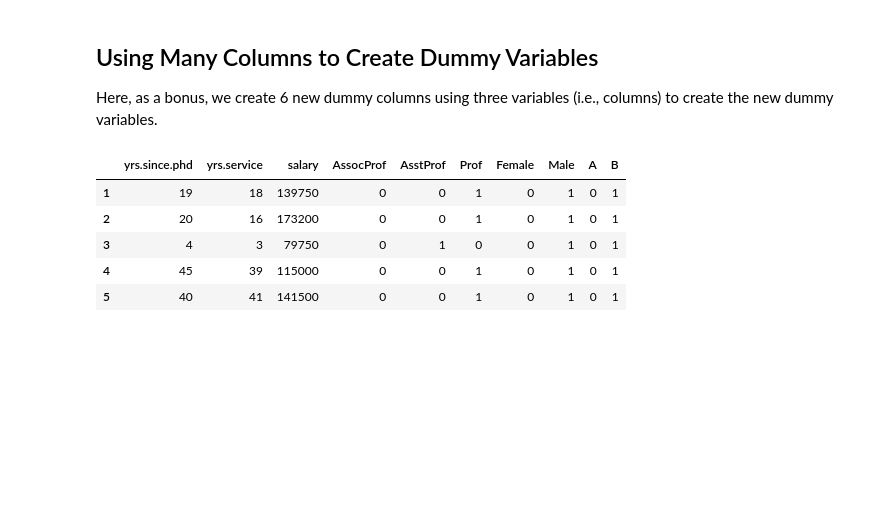
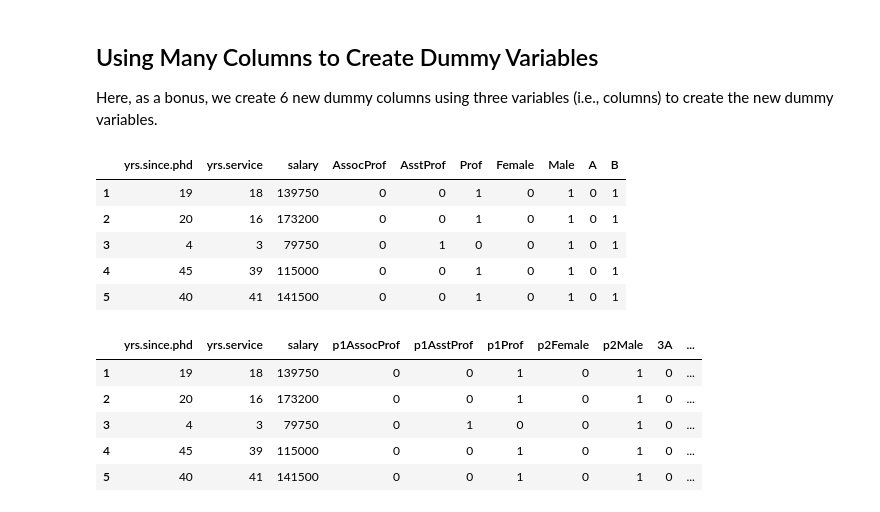
Before and after one commit to marsja/jupyter, a Jupyter notebook: pandas_get_dummies_how_to_create_dummy_variables.ipynb, the cells around one changed output. Drawn from its saved outputs; the diff is of its cells as text; code cells hidden in the pictures; blank space fills up the shorter version.

```diff
--- a/pandas_get_dummies_how_to_create_dummy_variables.ipynb
+++ b/pandas_get_dummies_how_to_create_dummy_variables.ipynb
@@ -137,3 +137,13 @@ df_dummies.head()
 | 3 | 4 | 3 | 79750 | 0 | 1 | 0 | 0 | 1 | 0 | 1 |
 | 4 | 45 | 39 | 115000 | 0 | 0 | 1 | 0 | 1 | 0 | 1 |
 | 5 | 40 | 41 | 141500 | 0 | 0 | 1 | 0 | 1 | 0 | 1 |
+# %%
+df_dc = pd.get_dummies(df,
+                       columns=['ColumnToDummyCode'])
+# %% [output]
+|  | yrs.since.phd | yrs.service | salary | p1AssocProf | p1AsstProf | p1Prof | p2Female | p2Male | 3A | ... |
+| 1 | 19 | 18 | 139750 | 0 | 0 | 1 | 0 | 1 | 0 | ... |
+| 2 | 20 | 16 | 173200 | 0 | 0 | 1 | 0 | 1 | 0 | ... |
+| 3 | 4 | 3 | 79750 | 0 | 1 | 0 | 0 | 1 | 0 | ... |
+| 4 | 45 | 39 | 115000 | 0 | 0 | 1 | 0 | 1 | 0 | ... |
+| 5 | 40 | 41 | 141500 | 0 | 0 | 1 | 0 | 1 | 0 | ... |
```
